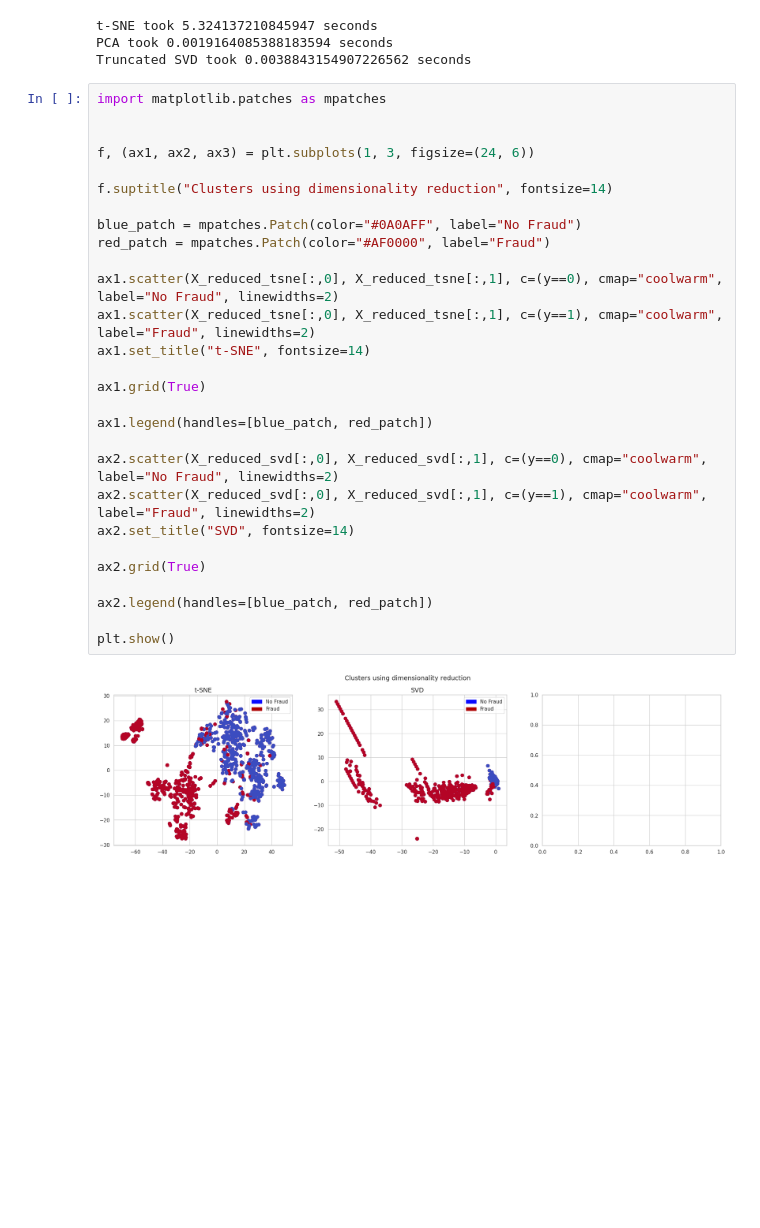
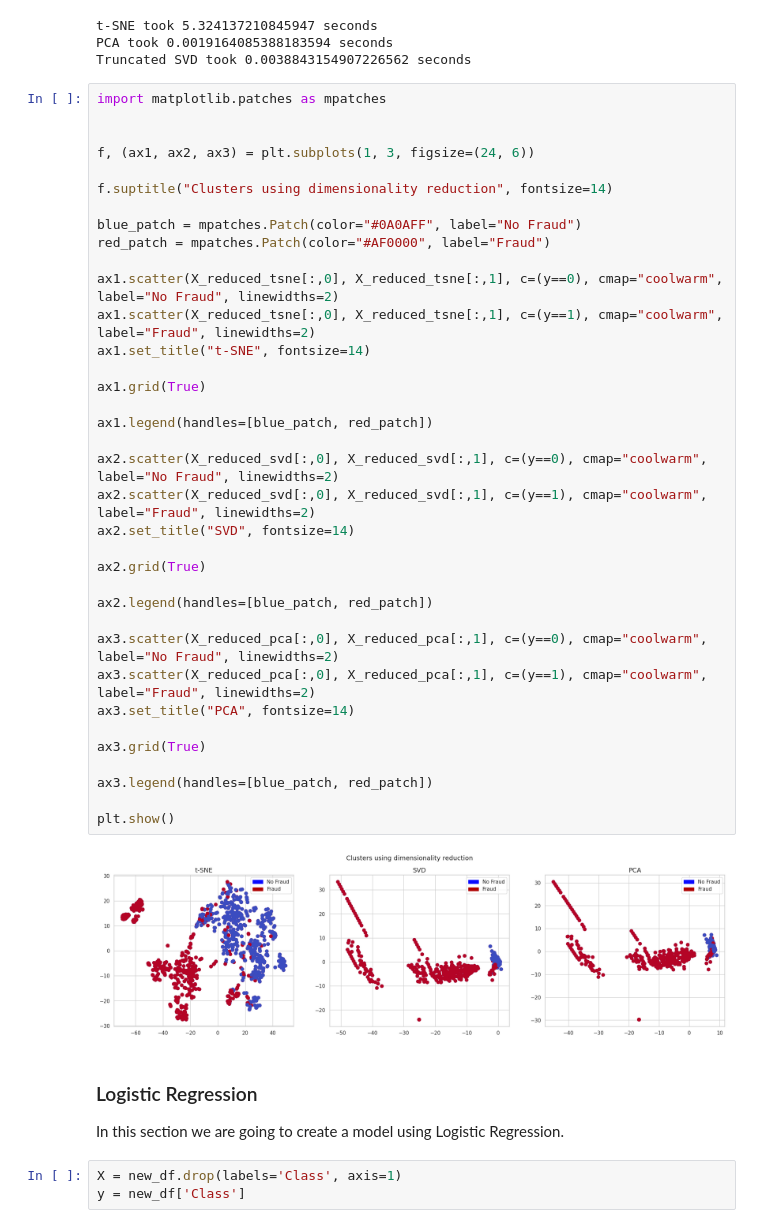
Before and after one commit to mohammad-jafary/data_science_projects, a Jupyter notebook: creditcardfraud/creditcardfraud.ipynb, the cells around one changed output. Drawn from its saved outputs; the diff is of its cells as text; blank space fills up the shorter version.

```diff
--- a/creditcardfraud/creditcardfraud.ipynb
+++ b/creditcardfraud/creditcardfraud.ipynb
@@ -382,30 +382,44 @@ Truncated SVD took 0.0038843154907226562 seconds
 # %%
 import matplotlib.patches as mpatches
 
 
 f, (ax1, ax2, ax3) = plt.subplots(1, 3, figsize=(24, 6))
 
 f.suptitle("Clusters using dimensionality reduction", fontsize=14)
 
 blue_patch = mpatches.Patch(color="#0A0AFF", label="No Fraud")
 red_patch = mpatches.Patch(color="#AF0000", label="Fraud")
 
 ax1.scatter(X_reduced_tsne[:,0], X_reduced_tsne[:,1], c=(y==0), cmap="coolwarm", label="No Fraud", linewidths=2)
 ax1.scatter(X_reduced_tsne[:,0], X_reduced_tsne[:,1], c=(y==1), cmap="coolwarm", label="Fraud", linewidths=2)
 ax1.set_title("t-SNE", fontsize=14)
 
 ax1.grid(True)
 
 ax1.legend(handles=[blue_patch, red_patch])
 
 ax2.scatter(X_reduced_svd[:,0], X_reduced_svd[:,1], c=(y==0), cmap="coolwarm", label="No Fraud", linewidths=2)
 ax2.scatter(X_reduced_svd[:,0], X_reduced_svd[:,1], c=(y==1), cmap="coolwarm", label="Fraud", linewidths=2)
 ax2.set_title("SVD", fontsize=14)
 
 ax2.grid(True)
 
 ax2.legend(handles=[blue_patch, red_patch])
 
+ax3.scatter(X_reduced_pca[:,0], X_reduced_pca[:,1], c=(y==0), cmap="coolwarm", label="No Fraud", linewidths=2)
+ax3.scatter(X_reduced_pca[:,0], X_reduced_pca[:,1], c=(y==1), cmap="coolwarm", label="Fraud", linewidths=2)
+ax3.set_title("PCA", fontsize=14)
+
+ax3.grid(True)
+
+ax3.legend(handles=[blue_patch, red_patch])
+
 plt.show()
 # %% [output]
-[figure, old version]
+[figure, new version]
+# %% [markdown]
+### Logistic Regression
+In this section we are going to create a model using Logistic Regression.
+# %%
+X = new_df.drop(labels='Class', axis=1)
+y = new_df['Class']
```
Also changed, not shown: parts of 7 cells of this notebook, 1 other file.
